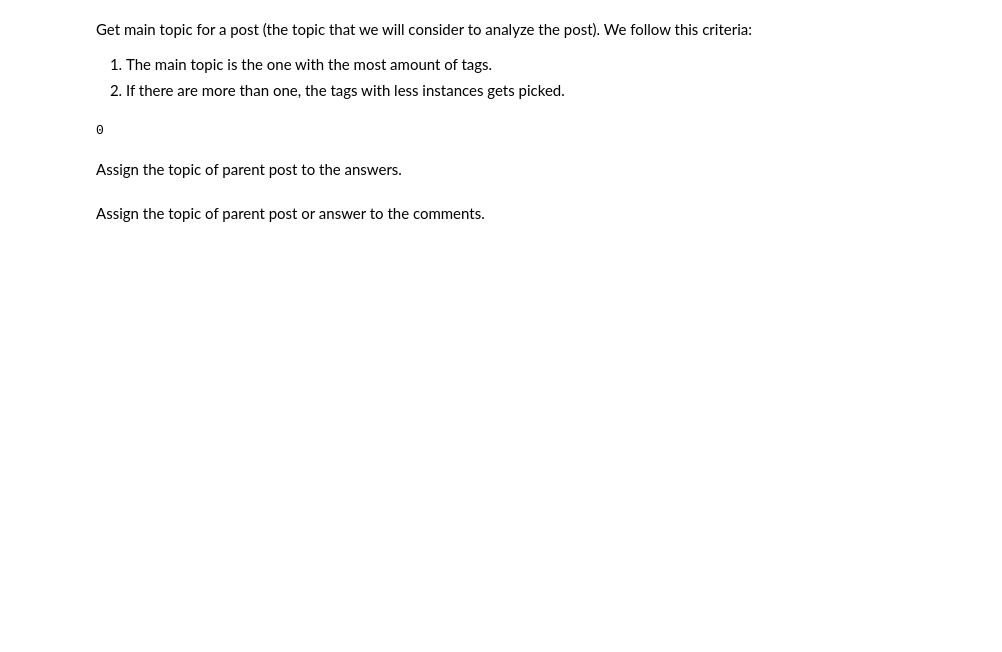
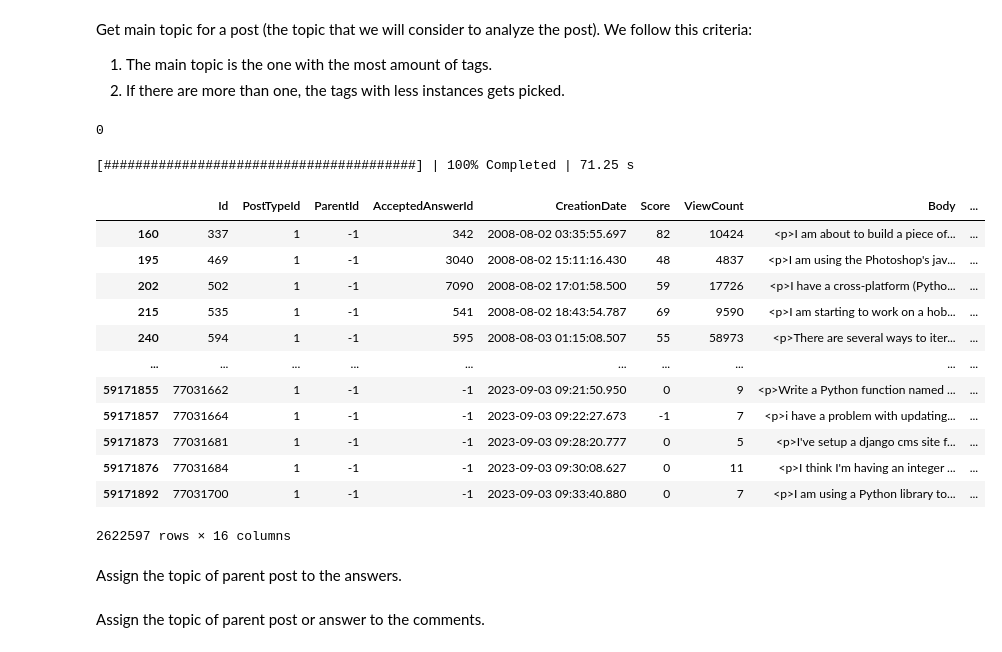
Before and after one commit to pierrehogenhaug/compToolsForDSProject, a Jupyter notebook: calculations.ipynb, the cells around one changed output. Saved outputs shown, nothing was run; the diff lists cells and outputs as text; code cells hidden in the pictures; blank space fills up the shorter version.

Commit message:
Dask version

```diff
--- a/calculations.ipynb
+++ b/calculations.ipynb
@@ -94,10 +97,19 @@ comments['Views'] = comments['PostId'].map({**posts_views_mapping, **answers_vie
 # %% [markdown]
 ## Main topic
 # %%
+import os
+import pandas as pd
+import numpy as np
+import pickle
+
+directory = './picklefiles'
+
+posts = pickle.load(open(f'{directory}/posts_with_topic.pkl', 'rb'))
+print("Posts loaded")
 answers = pickle.load(open(f'{directory}/answers_clean.pkl', 'rb'))
-print("Posts loaded")
+print("Answers loaded")
 comments = pickle.load(open(f'{directory}/comments_clean.pkl', 'rb'))
-print("Answers loaded")
+print("Comments loaded")
 TOPIC_TAGS = pickle.load(open(f'{directory}/topic_tags_clean.pkl', 'rb'))
 print("Topic tags loaded")
 TAG_COUNTS = pickle.load(open(f'{directory}/tag_counts.pkl', 'rb'))
@@ -175,3 +193,38 @@ posts['MainTopic'] = parallelize_dataframe(posts, apply_parallel, num_partitions
+# %%
+import dask.dataframe as dd
+from dask.diagnostics import ProgressBar
+
+# Convert the pandas DataFrame to a Dask DataFrame
+dask_posts = dd.from_pandas(posts, npartitions=8) # Adjust the number of partitions based on your dataset
+
+# Define a lambda function to be applied to each row
+lambda_function = lambda row: get_main_topic(row)
+
+# Apply the function
+# Specify meta as a list, since the function returns a list
+dask_posts['MainTopic'] = dask_posts.apply(lambda_function, axis=1, meta=('MainTopic', 'object'))
+
+# Compute the results to get back a pandas DataFrame with a progress bar
+with ProgressBar():
+    posts = dask_posts.compute()
+# %% [output]
+[########################################] | 100% Completed | 71.25 s
+# %%
+posts
+# %% [output]
+|  | Id | PostTypeId | ParentId | AcceptedAnswerId | CreationDate | Score | ViewCount | Body | ... |
+| 160 | 337 | 1 | -1 | 342 | 2008-08-02 03:35:55.697 | 82 | 10424 | <p>I am about to build a piece of... | ... |
+| 195 | 469 | 1 | -1 | 3040 | 2008-08-02 15:11:16.430 | 48 | 4837 | <p>I am using the Photoshop's jav... | ... |
+| 202 | 502 | 1 | -1 | 7090 | 2008-08-02 17:01:58.500 | 59 | 17726 | <p>I have a cross-platform (Pytho... | ... |
+| 215 | 535 | 1 | -1 | 541 | 2008-08-02 18:43:54.787 | 69 | 9590 | <p>I am starting to work on a hob... | ... |
+| 240 | 594 | 1 | -1 | 595 | 2008-08-03 01:15:08.507 | 55 | 58973 | <p>There are several ways to iter... | ... |
+| ... | ... | ... | ... | ... | ... | ... | ... | ... | ... |
+| 59171855 | 77031662 | 1 | -1 | -1 | 2023-09-03 09:21:50.950 | 0 | 9 | <p>Write a Python function named ... | ... |
+| 59171857 | 77031664 | 1 | -1 | -1 | 2023-09-03 09:22:27.673 | -1 | 7 | <p>i have a problem with updating... | ... |
+| 59171873 | 77031681 | 1 | -1 | -1 | 2023-09-03 09:28:20.777 | 0 | 5 | <p>I've setup a django cms site f... | ... |
+| 59171876 | 77031684 | 1 | -1 | -1 | 2023-09-03 09:30:08.627 | 0 | 11 | <p>I think I'm having an integer ... | ... |
+| 59171892 | 77031700 | 1 | -1 | -1 | 2023-09-03 09:33:40.880 | 0 | 7 | <p>I am using a Python library to... | ... |
+2622597 rows × 16 columns
 # %%
 # posts['MainTopic'] = posts.apply(lambda row : get_main_topic(row), axis=1)
 # %% [markdown]
```
Also changed, not shown: parts of 4 cells of this notebook.
